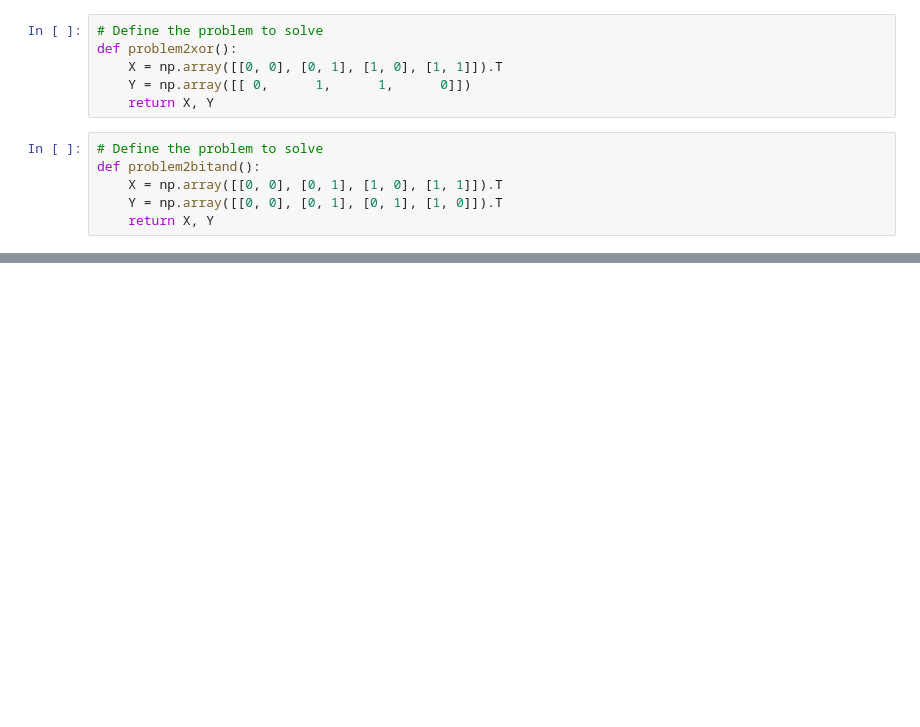
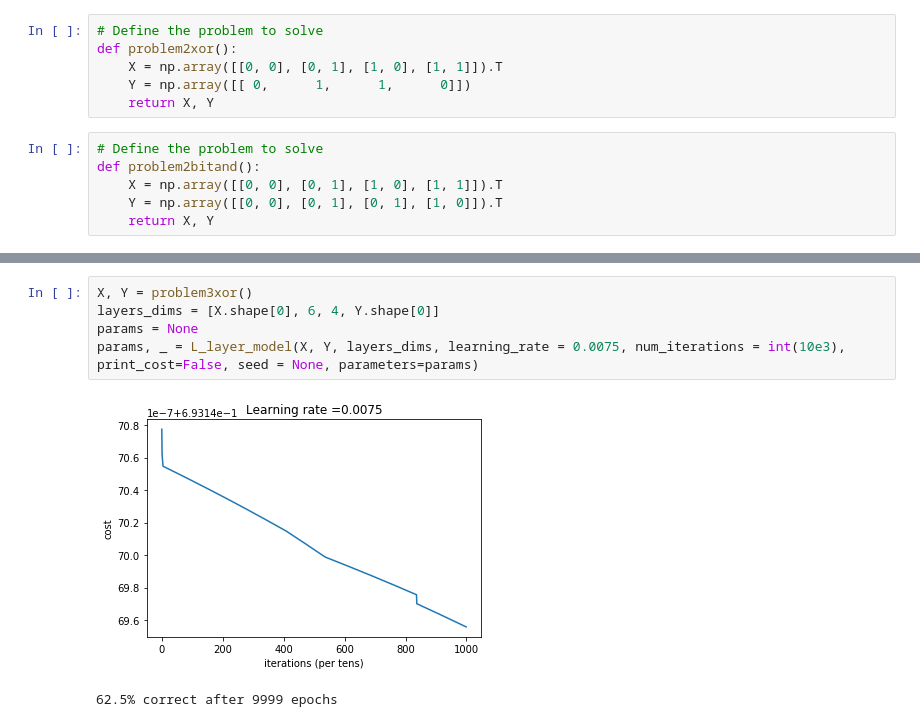
Before and after one commit to isberg/neuron-to-hyperNEAT, a Jupyter notebook: Building your Deep Neural Network - Step by Step.ipynb, the cells around one changed output, grey strips where cells are left out. Saved outputs shown, nothing was run; the diff lists cells and outputs as text; blank space fills up the shorter version.

```diff
--- a/Building your Deep Neural Network - Step by Step.ipynb
+++ b/Building your Deep Neural Network - Step by Step.ipynb
@@ -438,0 +506,8 @@ AL = (array([[0.061, 0.973, 0.936, 0.06 , 0.838, 0.12 , 0.14 , 0.884]]), array([
+# %%
+X, Y = problem3xor()
+layers_dims = [X.shape[0], 6, 4, Y.shape[0]]
+params = None
+params, _ = L_layer_model(X, Y, layers_dims, learning_rate = 0.0075, num_iterations = int(10e3), print_cost=False, seed = None, parameters=params)
+# %% [output]
+[figure, added]
+62.5% correct after 9999 epochs
```
Also changed, not shown: parts of 4 cells of this notebook.
